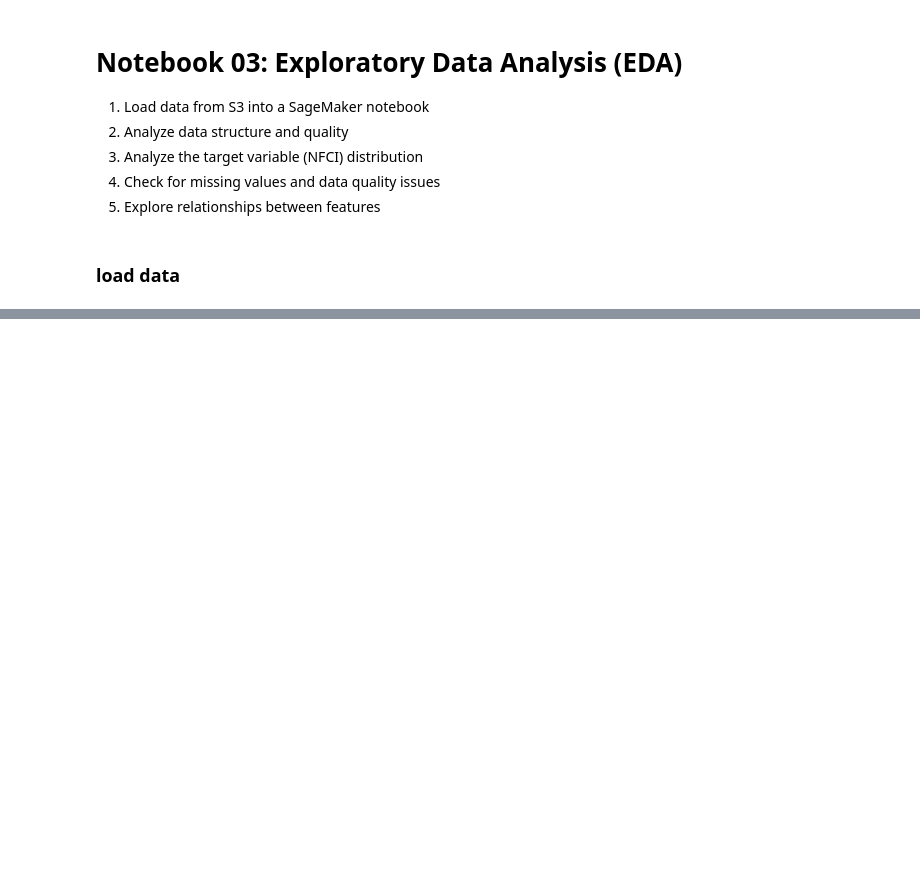
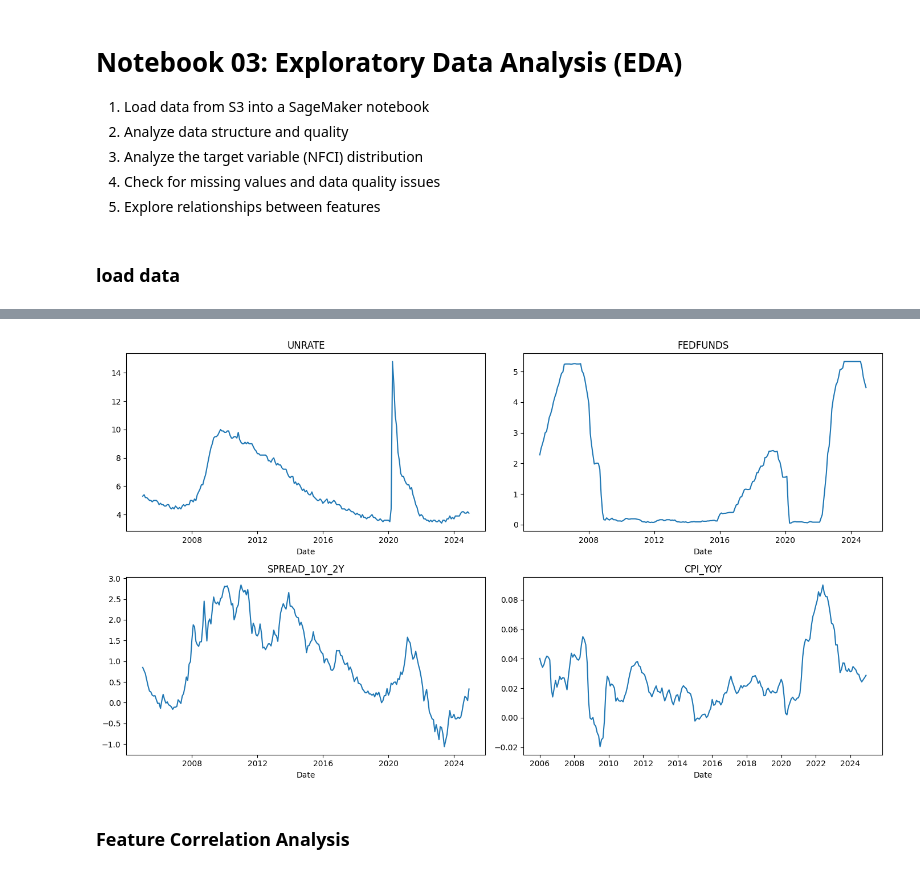
Before and after one commit to PSswathi/horizoncapital-forecaster-mlops, a Jupyter notebook: notebooks/03_exploratory_data_analysis.ipynb, the cells around one changed output, grey strips where cells are left out. Saved outputs shown, nothing was run; the diff lists cells and outputs as text; code cells hidden in the pictures; blank space fills up the shorter version.

```diff
--- a/notebooks/03_exploratory_data_analysis.ipynb
+++ b/notebooks/03_exploratory_data_analysis.ipynb
@@ -38,0 +213,20 @@ from config.config import (
+# %%
+# Plot key features over time
+key_features = ['UNRATE', 'FEDFUNDS', 'SPREAD_10Y_2Y', 'CPI_YOY']
+
+fig, axes = plt.subplots(2, 2, figsize=(14, 8))
+axes = axes.flatten()
+
+for i, feat in enumerate(key_features):
+    if feat in df.columns:
+        feat_time = df.groupby('date')[feat].mean().reset_index()
+        axes[i].plot(feat_time['date'], feat_time[feat])
+        axes[i].set_title(feat.upper())
+        axes[i].set_xlabel('Date')
+
+plt.tight_layout()
+plt.show()
+# %% [output]
+[figure, added]
+# %% [markdown]
+### Feature Correlation Analysis
```
Also changed, not shown: parts of 18 cells of this notebook, 6 other files.
